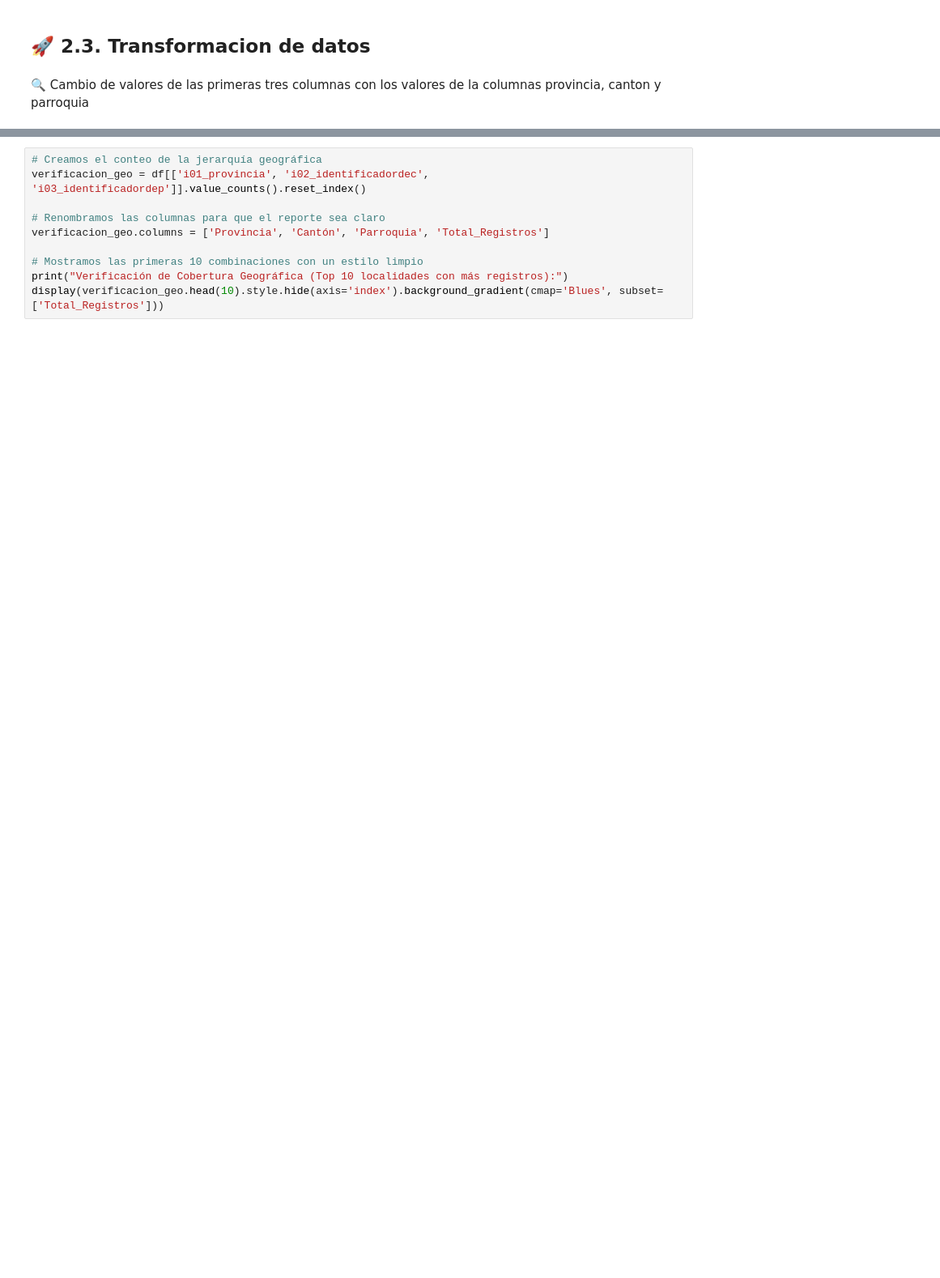
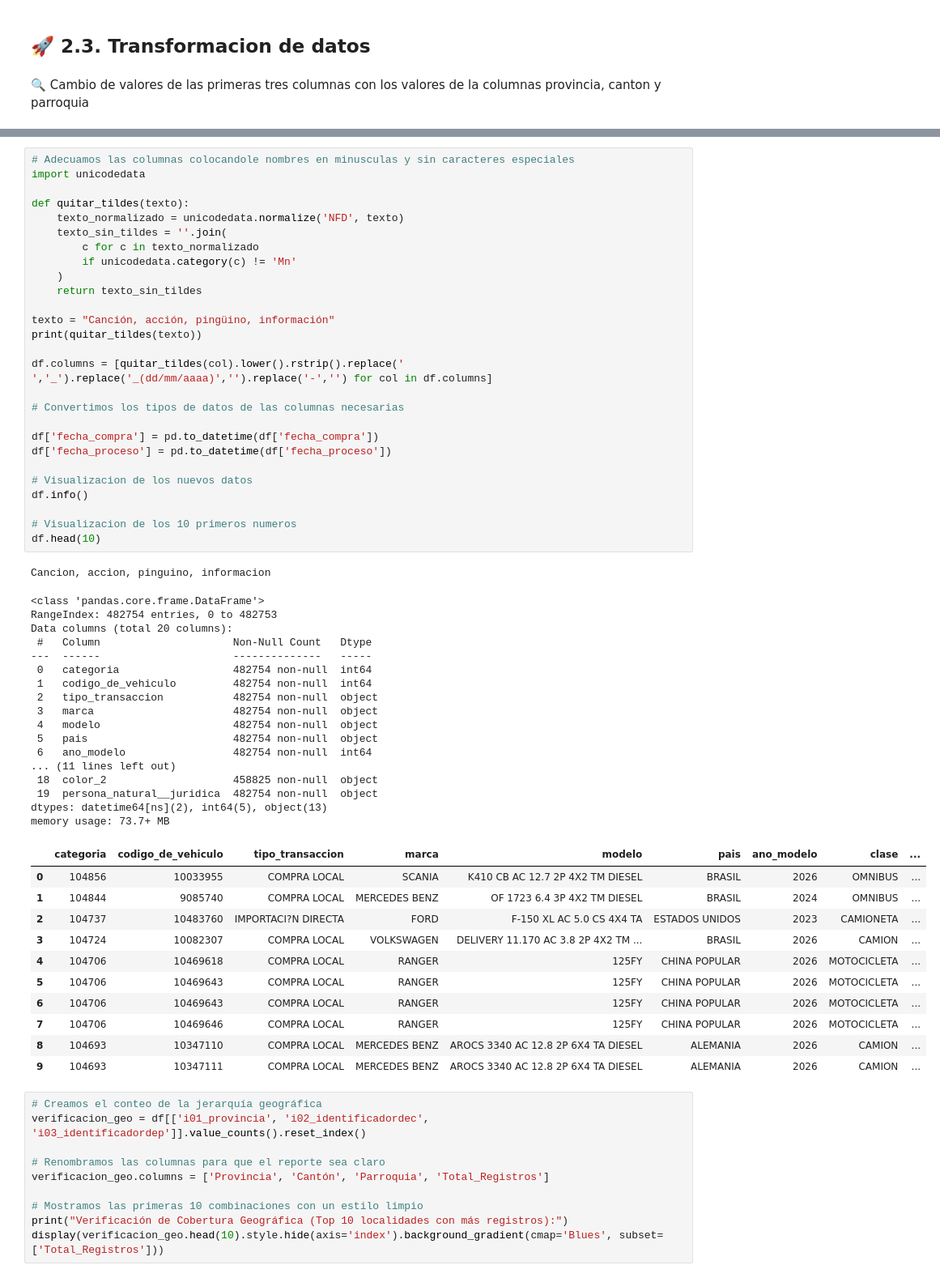
Before and after one commit to ChrisJavier/UIDE_3-WorkGroupProyects, a Jupyter notebook: week_3/src/AMGD_CP_W3_E3.ipynb, the cells around one changed output, grey strips where cells are left out. Shown at 81% size. Cells and saved outputs as stored; diff of their text form; blank space fills up the shorter version.

Commit message:
CCA Reconocimiento de datos

```diff
--- a/week_3/src/AMGD_CP_W3_E3.ipynb
+++ b/week_3/src/AMGD_CP_W3_E3.ipynb
@@ -219,3 +205,60 @@ df.head(10)
+# %%
+# Adecuamos las columnas colocandole nombres en minusculas y sin caracteres especiales
+import unicodedata
+
+def quitar_tildes(texto):
+    texto_normalizado = unicodedata.normalize('NFD', texto)
+    texto_sin_tildes = ''.join(
+        c for c in texto_normalizado
+        if unicodedata.category(c) != 'Mn'
+    )
+    return texto_sin_tildes
+
+texto = "Canción, acción, pingüino, información"
+print(quitar_tildes(texto))
+
+df.columns = [quitar_tildes(col).lower().rstrip().replace(' ','_').replace('_(dd/mm/aaaa)','').replace('-','') for col in df.columns]
+
+# Convertimos los tipos de datos de las columnas necesarias
+
+df['fecha_compra'] = pd.to_datetime(df['fecha_compra'])
+df['fecha_proceso'] = pd.to_datetime(df['fecha_proceso'])
+
+# Visualizacion de los nuevos datos
+df.info()
+
+# Visualizacion de los 10 primeros numeros
+df.head(10)
+# %% [output]
+Cancion, accion, pinguino, informacion
+<class 'pandas.core.frame.DataFrame'>
+RangeIndex: 482754 entries, 0 to 482753
+Data columns (total 20 columns):
+ #   Column                     Non-Null Count   Dtype
+---  ------                     --------------   -----
+ 0   categoria                  482754 non-null  int64
+ 1   codigo_de_vehiculo         482754 non-null  int64
+ 2   tipo_transaccion           482754 non-null  object
+ 3   marca                      482754 non-null  object
+ 4   modelo                     482754 non-null  object
+ 5   pais                       482754 non-null  object
+ 6   ano_modelo                 482754 non-null  int64
+... (11 lines left out)
+ 18  color_2                    458825 non-null  object
+ 19  persona_natural__juridica  482754 non-null  object
+dtypes: datetime64[ns](2), int64(5), object(13)
+memory usage: 73.7+ MB
+|  | categoria | codigo_de_vehiculo | tipo_transaccion | marca | modelo | pais | ano_modelo | clase | ... |
+| 0 | 104856 | 10033955 | COMPRA LOCAL | SCANIA | K410 CB AC 12.7 2P 4X2 TM DIESEL | BRASIL | 2026 | OMNIBUS | ... |
+| 1 | 104844 | 9085740 | COMPRA LOCAL | MERCEDES BENZ | OF 1723 6.4 3P 4X2 TM DIESEL | BRASIL | 2024 | OMNIBUS | ... |
+| 2 | 104737 | 10483760 | IMPORTACI?N DIRECTA | FORD | F-150 XL AC 5.0 CS 4X4 TA | ESTADOS UNIDOS | 2023 | CAMIONETA | ... |
+| 3 | 104724 | 10082307 | COMPRA LOCAL | VOLKSWAGEN | DELIVERY 11.170 AC 3.8 2P 4X2 TM ... | BRASIL | 2026 | CAMION | ... |
+| 4 | 104706 | 10469618 | COMPRA LOCAL | RANGER | 125FY | CHINA POPULAR | 2026 | MOTOCICLETA | ... |
+| 5 | 104706 | 10469643 | COMPRA LOCAL | RANGER | 125FY | CHINA POPULAR | 2026 | MOTOCICLETA | ... |
+| 6 | 104706 | 10469643 | COMPRA LOCAL | RANGER | 125FY | CHINA POPULAR | 2026 | MOTOCICLETA | ... |
+| 7 | 104706 | 10469646 | COMPRA LOCAL | RANGER | 125FY | CHINA POPULAR | 2026 | MOTOCICLETA | ... |
+| 8 | 104693 | 10347110 | COMPRA LOCAL | MERCEDES BENZ | AROCS 3340 AC 12.8 2P 6X4 TA DIESEL | ALEMANIA | 2026 | CAMION | ... |
+| 9 | 104693 | 10347111 | COMPRA LOCAL | MERCEDES BENZ | AROCS 3340 AC 12.8 2P 6X4 TA DIESEL | ALEMANIA | 2026 | CAMION | ... |
 # %%
 # Creamos el conteo de la jerarquía geográfica
 verificacion_geo = df[['i01_provincia', 'i02_identificadordec', 'i03_identificadordep']].value_counts().reset_index()
```
Also changed, not shown: parts of 23 cells of this notebook.
